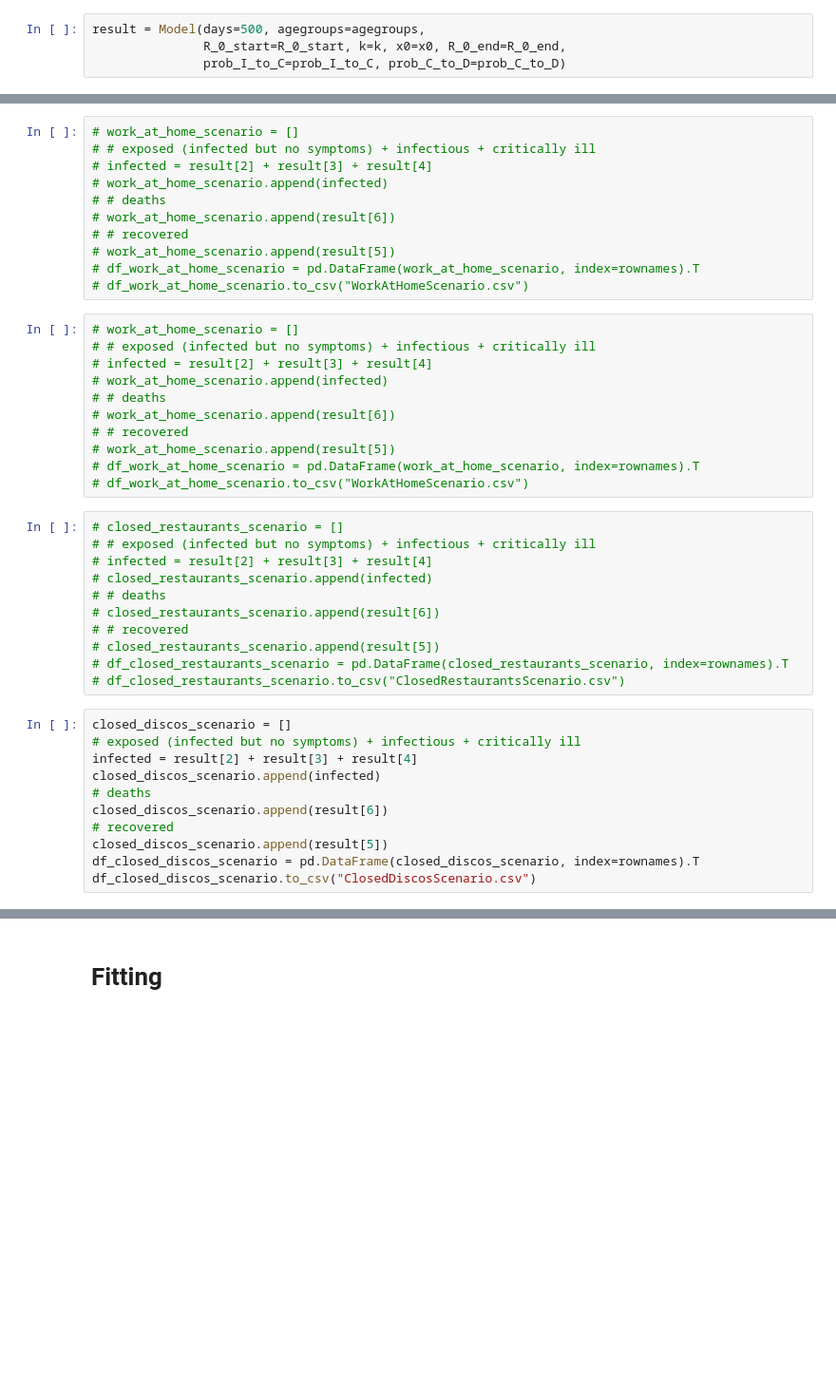
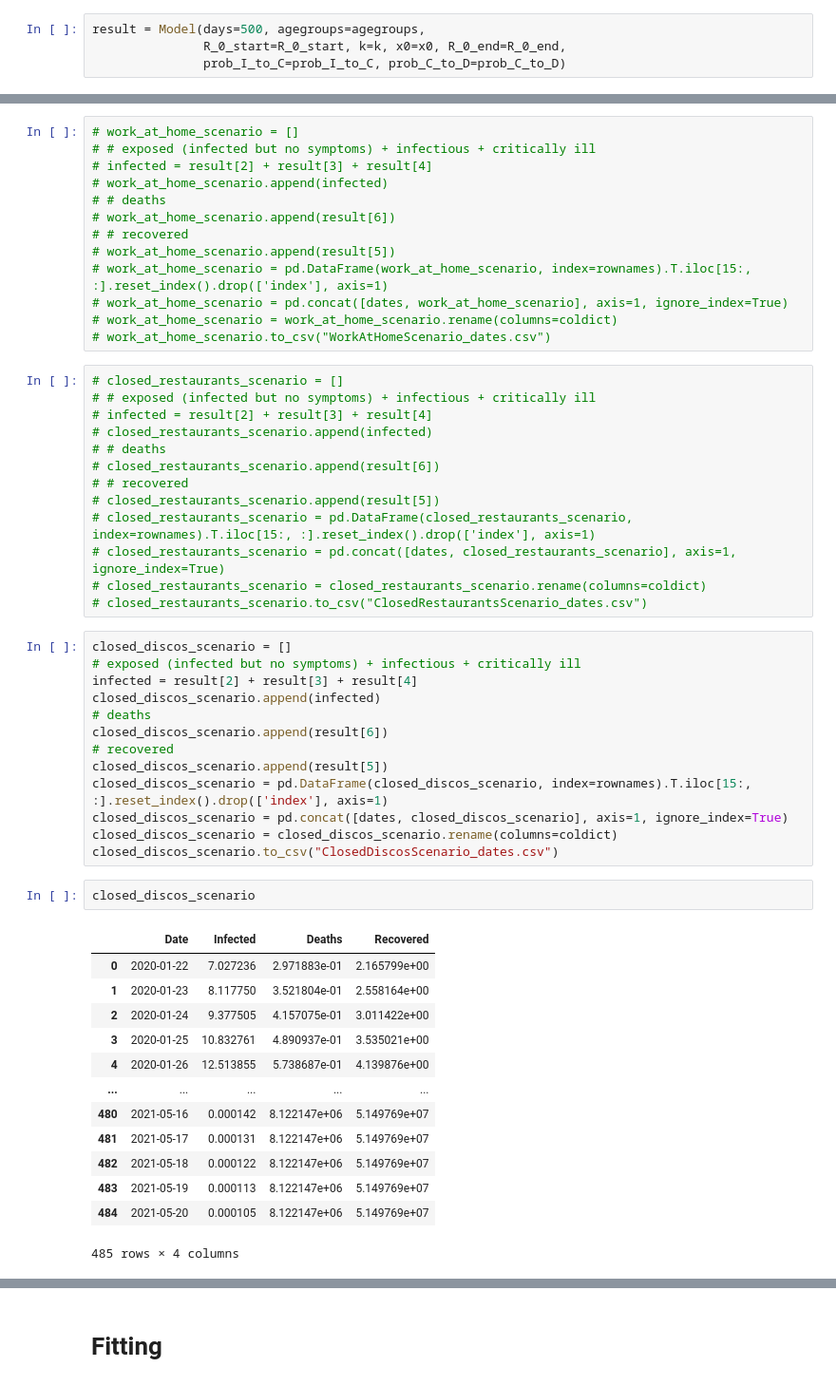
Before and after one commit to RobindeGrootNL/COVID-19-Data-Driven-Policy-Advisor-Tool, a Jupyter notebook: python/model/NotebookTowardsDSBlog/infectious_disease_modelling-master/part_three (EXPERIMENTAL).ipynb, the cells around one changed output, grey strips where cells are left out. Shown at 95% size. Drawn from its saved outputs; the diff is of its cells as text; blank space fills up the shorter version.

```diff
--- a/python/model/NotebookTowardsDSBlog/infectious_disease_modelling-master/part_three (EXPERIMENTAL).ipynb
+++ b/python/model/NotebookTowardsDSBlog/infectious_disease_modelling-master/part_three (EXPERIMENTAL).ipynb
@@ -347,38 +350,49 @@ rownames = [ 'Infected', 'Deaths', 'Recovered']
 # work_at_home_scenario.append(result[6])
 # # recovered
 # work_at_home_scenario.append(result[5])
-# df_work_at_home_scenario = pd.DataFrame(work_at_home_scenario, index=rownames).T
-# df_work_at_home_scenario.to_csv("WorkAtHomeScenario.csv")
+# work_at_home_scenario = pd.DataFrame(work_at_home_scenario, index=rownames).T.iloc[15:, :].reset_index().drop(['index'], axis=1)
+# work_at_home_scenario = pd.concat([dates, work_at_home_scenario], axis=1, ignore_index=True)
+# work_at_home_scenario = work_at_home_scenario.rename(columns=coldict)
+# work_at_home_scenario.to_csv("WorkAtHomeScenario_dates.csv")
 # %%
-# work_at_home_scenario = []
+# closed_restaurants_scenario = []
 # # exposed (infected but no symptoms) + infectious + critically ill
 # infected = result[2] + result[3] + result[4]
-# work_at_home_scenario.append(infected)
+# closed_restaurants_scenario.append(infected)
 # # deaths
-# work_at_home_scenario.append(result[6])
+# closed_restaurants_scenario.append(result[6])
 # # recovered
-# work_at_home_scenario.append(result[5])
-# df_work_at_home_scenario = pd.DataFrame(work_at_home_scenario, index=rownames).T
-# df_work_at_home_scenario.to_csv("WorkAtHomeScenario.csv")
+# closed_restaurants_scenario.append(result[5])
+# closed_restaurants_scenario = pd.DataFrame(closed_restaurants_scenario, index=rownames).T.iloc[15:, :].reset_index().drop(['index'], axis=1)
+# closed_restaurants_scenario = pd.concat([dates, closed_restaurants_scenario], axis=1, ignore_index=True)
+# closed_restaurants_scenario = closed_restaurants_scenario.rename(columns=coldict)
+# closed_restaurants_scenario.to_csv("ClosedRestaurantsScenario_dates.csv")
 # %%
-# closed_restaurants_scenario = []
-# # exposed (infected but no symptoms) + infectious + critically ill
-# infected = result[2] + result[3] + result[4]
-# closed_restaurants_scenario.append(infected)
-# # deaths
-# closed_restaurants_scenario.append(result[6])
-# # recovered
-# closed_restaurants_scenario.append(result[5])
-# df_closed_restaurants_scenario = pd.DataFrame(closed_restaurants_scenario, index=rownames).T
-# df_closed_restaurants_scenario.to_csv("ClosedRestaurantsScenario.csv")
+closed_discos_scenario = []
+# exposed (infected but no symptoms) + infectious + critically ill
+infected = result[2] + result[3] + result[4]
+closed_discos_scenario.append(infected)
+# deaths
+closed_discos_scenario.append(result[6])
+# recovered
+closed_discos_scenario.append(result[5])
+closed_discos_scenario = pd.DataFrame(closed_discos_scenario, index=rownames).T.iloc[15:, :].reset_index().drop(['index'], axis=1)
+closed_discos_scenario = pd.concat([dates, closed_discos_scenario], axis=1, ignore_index=True)
+closed_discos_scenario = closed_discos_scenario.rename(columns=coldict)
+closed_discos_scenario.to_csv("ClosedDiscosScenario_dates.csv")
-# %%
-closed_discos_scenario = []
-# exposed (infected but no symptoms) + infectious + critically ill
-infected = result[2] + result[3] + result[4]
-closed_discos_scenario.append(infected)
-# deaths
-closed_discos_scenario.append(result[6])
-# recovered
-closed_discos_scenario.append(result[5])
-df_closed_discos_scenario = pd.DataFrame(closed_discos_scenario, index=rownames).T
-df_closed_discos_scenario.to_csv("ClosedDiscosScenario.csv")
+# %%
+closed_discos_scenario
+# %% [output]
+|  | Date | Infected | Deaths | Recovered |
+| 0 | 2020-01-22 | 7.027236 | 2.971883e-01 | 2.165799e+00 |
+| 1 | 2020-01-23 | 8.117750 | 3.521804e-01 | 2.558164e+00 |
+| 2 | 2020-01-24 | 9.377505 | 4.157075e-01 | 3.011422e+00 |
+| 3 | 2020-01-25 | 10.832761 | 4.890937e-01 | 3.535021e+00 |
+| 4 | 2020-01-26 | 12.513855 | 5.738687e-01 | 4.139876e+00 |
+| ... | ... | ... | ... | ... |
+| 480 | 2021-05-16 | 0.000142 | 8.122147e+06 | 5.149769e+07 |
+| 481 | 2021-05-17 | 0.000131 | 8.122147e+06 | 5.149769e+07 |
+| 482 | 2021-05-18 | 0.000122 | 8.122147e+06 | 5.149769e+07 |
+| 483 | 2021-05-19 | 0.000113 | 8.122147e+06 | 5.149769e+07 |
+| 484 | 2021-05-20 | 0.000105 | 8.122147e+06 | 5.149769e+07 |
+485 rows × 4 columns
```
Also changed, not shown: parts of 18 cells of this notebook, 18 other files.
